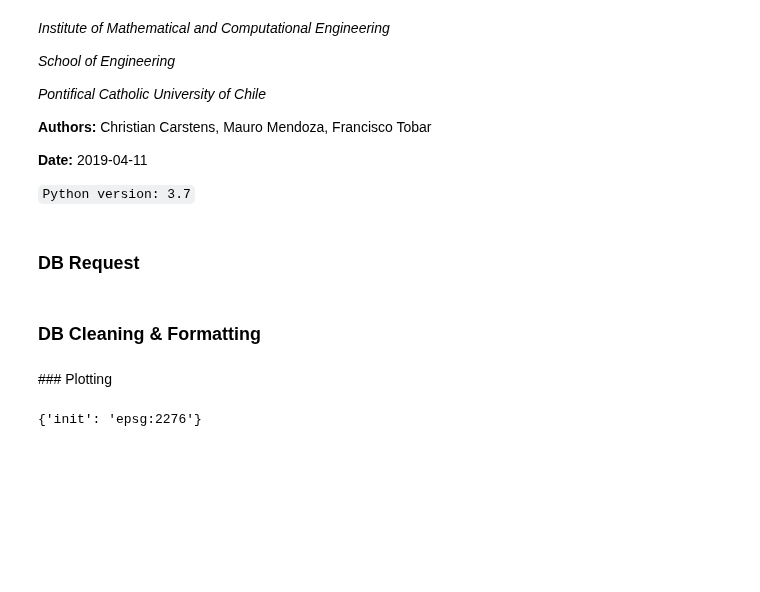
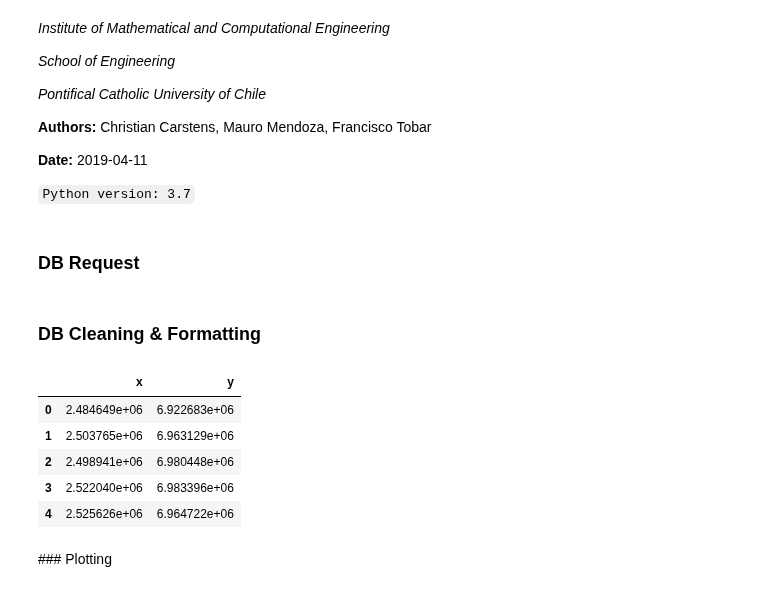
Before and after one commit to chris-carstens/iPre-2019-1, a Jupyter notebook: Modeling/Predictive Crime Mapping - STKDE.ipynb, the cells around one changed output. Cells and saved outputs as stored; diff of their text form; code cells hidden in the pictures; blank space fills up the shorter version.

```diff
--- a/Modeling/Predictive Crime Mapping - STKDE.ipynb
+++ b/Modeling/Predictive Crime Mapping - STKDE.ipynb
@@ -56,3 +58,12 @@ df_hm['y'] = df_hm['y'].apply(lambda x: float(x))
+# %%
+df.head()
+# %% [output]
+|  | x | y |
+| 0 | 2.484649e+06 | 6.922683e+06 |
+| 1 | 2.503765e+06 | 6.963129e+06 |
+| 2 | 2.498941e+06 | 6.980448e+06 |
+| 3 | 2.522040e+06 | 6.983396e+06 |
+| 4 | 2.525626e+06 | 6.964722e+06 |
 # %% [markdown]
 ### Plotting
 # %%
@@ -76,9 +87,7 @@ from sklearn.datasets.samples_generator import make_blobs
 # %%
 dallas = gpd.read_file('shp/STREETS.shp')
 crs = dallas.crs
-crs
+# crs
-# %% [output]
-{'init': 'epsg:2276'}
 # %%
 fig, ax = plt.subplots(figsize = (15, 15))
 ax.set_facecolor('xkcd:black')
```
Also changed, not shown: parts of 7 cells of this notebook.
